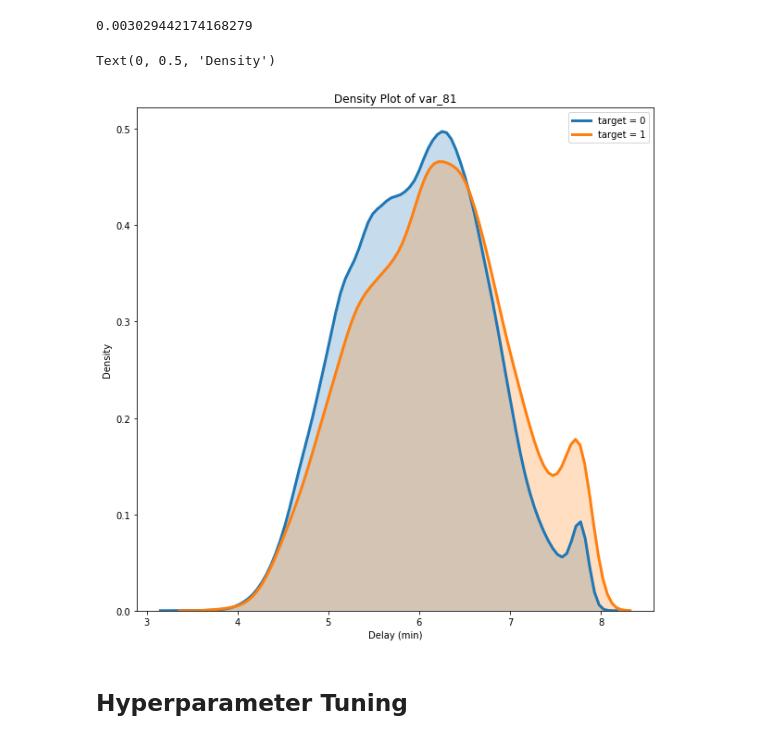
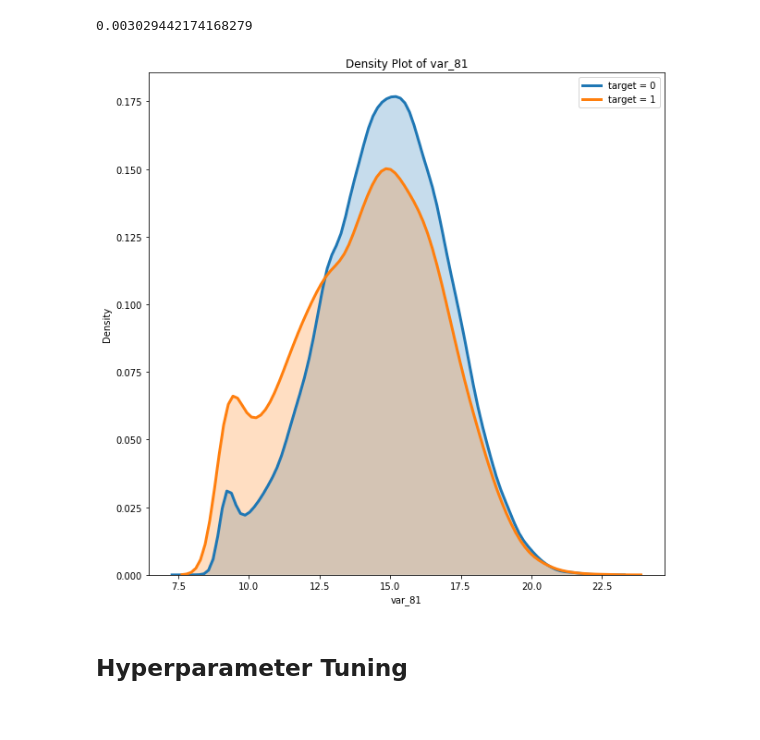
Before and after one commit to JakobGM/machine-learning-course, a Jupyter notebook: project/berild.ipynb, the cells around one changed output. Cells and saved outputs as stored; diff of their text form; code cells hidden in the pictures.

```diff
--- a/project/berild.ipynb
+++ b/project/berild.ipynb
@@ -73,20 +70,26 @@ importances.min()
 # %% [output]
 0.003029442174168279
 # %%
-plt.figure(figsize = (10,10))
-sns.distplot(train_df.loc[train_df['target'] == 0,'var_81'],hist = False, kde = True,
-                 kde_kws = {'shade': True, 'linewidth': 3},
-                  label = "target = 0")
-sns.distplot(train_df.loc[train_df['target'] == 1,'var_81'],hist = False, kde = True,
-                 kde_kws = {'shade': True, 'linewidth': 3},
-                  label = "target = 1")
+def plt_density(df, var):
+    plt.figure(figsize = (10,10))
+    sns.distplot(train_df.loc[train_df['target'] == 0,var],hist = False, kde = True,
+                     kde_kws = {'shade': True, 'linewidth': 3},
+                      label = "target = 0")
+    sns.distplot(train_df.loc[train_df['target'] == 1,var],hist = False, kde = True,
+                     kde_kws = {'shade': True, 'linewidth': 3},
+                      label = "target = 1")
 
-plt.title('Density Plot of var_81')
-plt.xlabel('Delay (min)')
-plt.ylabel('Density')
+    plt.title('Density Plot of ' + var)
+    plt.xlabel(var)
+    plt.ylabel('Density')
+    plt.show()
+
+# 3,4,7,10,11,14,15,16,17,19,20,23,25,27,29,30,31,32,37,38,39,41,42,45,46,47,50,52,54,55,57,59,60,61,63,64,65,68,69,72,73,77,79,82,83,84,85,89,90,96,97,98,100,101,102
+# 103,104,105,,113,116,117,120,124,126,128,129
-# %% [output]
-Text(0, 0.5, 'Density')
-[figure, removed]
+# %%
+plt_density(train_df, 'var_81')
+# %% [output]
+[figure, added]
 # %% [markdown]
 ## Hyperparameter Tuning
 # %%
```
Also changed, not shown: parts of 22 cells of this notebook, 2 other files.
